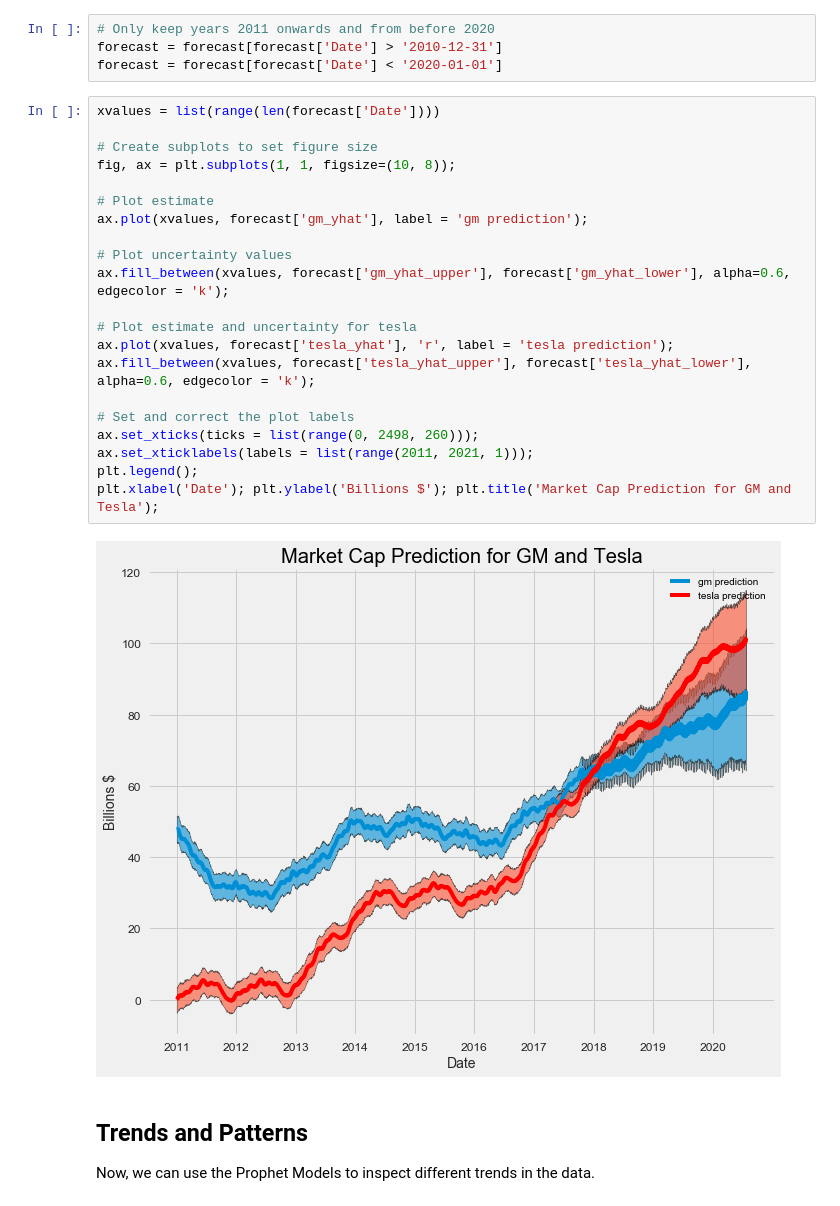
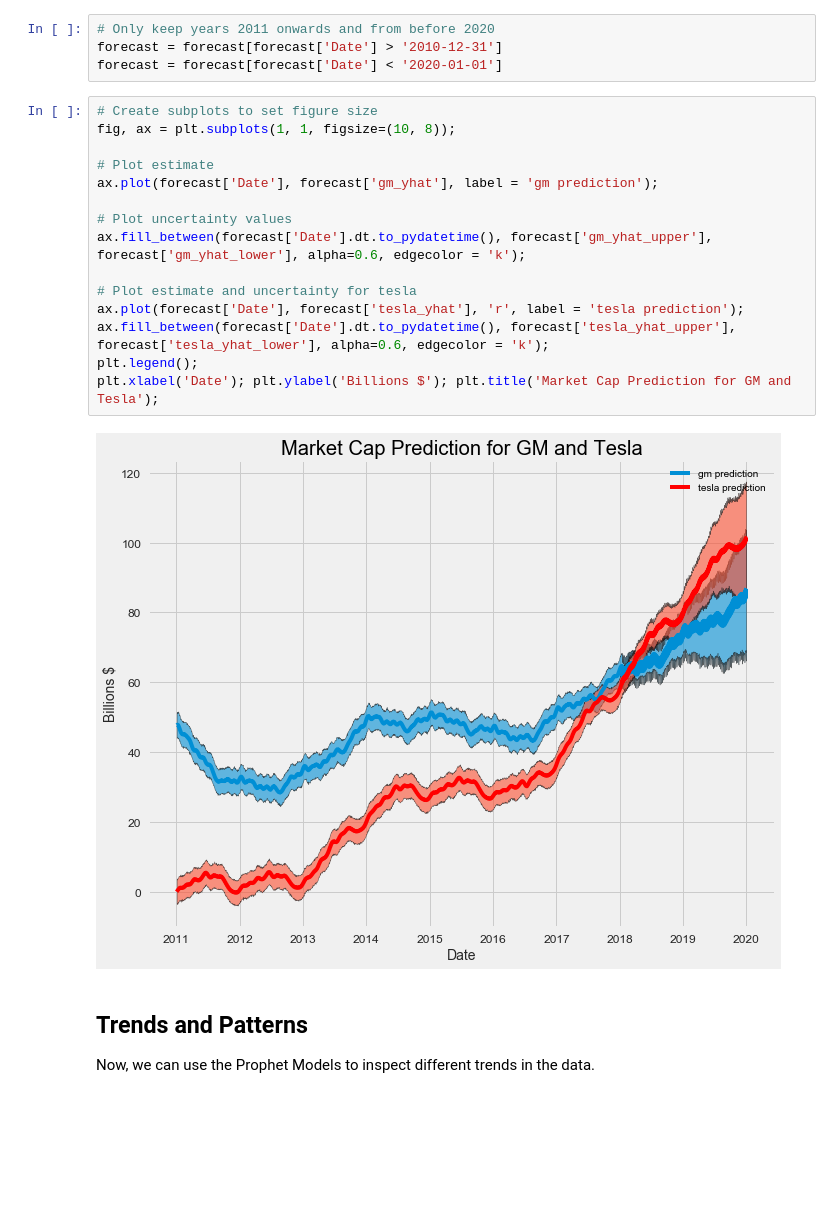
Before and after one commit to WillKoehrsen/Data-Analysis, a Jupyter notebook: additive_models/Additive Models for Prediction.ipynb, the cells around one changed output. Saved outputs shown, nothing was run; the diff lists cells and outputs as text; blank space fills up the shorter version.

```diff
--- a/additive_models/Additive Models for Prediction.ipynb
+++ b/additive_models/Additive Models for Prediction.ipynb
@@ -293,28 +321,22 @@ Tesla overtakes GM on 2018-01-27 00:00:00
 forecast = forecast[forecast['Date'] > '2010-12-31']
 forecast = forecast[forecast['Date'] < '2020-01-01']
 # %%
-xvalues = list(range(len(forecast['Date'])))
-
 # Create subplots to set figure size
 fig, ax = plt.subplots(1, 1, figsize=(10, 8));
 
 # Plot estimate
-ax.plot(xvalues, forecast['gm_yhat'], label = 'gm prediction');
+ax.plot(forecast['Date'], forecast['gm_yhat'], label = 'gm prediction');
 
 # Plot uncertainty values
-ax.fill_between(xvalues, forecast['gm_yhat_upper'], forecast['gm_yhat_lower'], alpha=0.6, edgecolor = 'k');
+ax.fill_between(forecast['Date'].dt.to_pydatetime(), forecast['gm_yhat_upper'], forecast['gm_yhat_lower'], alpha=0.6, edgecolor = 'k');
 
 # Plot estimate and uncertainty for tesla
-ax.plot(xvalues, forecast['tesla_yhat'], 'r', label = 'tesla prediction');
-ax.fill_between(xvalues, forecast['tesla_yhat_upper'], forecast['tesla_yhat_lower'], alpha=0.6, edgecolor = 'k');
-
-# Set and correct the plot labels
-ax.set_xticks(ticks = list(range(0, 2498, 260)));
-ax.set_xticklabels(labels = list(range(2011, 2021, 1)));
+ax.plot(forecast['Date'], forecast['tesla_yhat'], 'r', label = 'tesla prediction');
+ax.fill_between(forecast['Date'].dt.to_pydatetime(), forecast['tesla_yhat_upper'], forecast['tesla_yhat_lower'], alpha=0.6, edgecolor = 'k');
 plt.legend();
 plt.xlabel('Date'); plt.ylabel('Billions $'); plt.title('Market Cap Prediction for GM and Tesla');
 # %% [output]
-[figure, old version]
+[figure, new version]
 # %% [markdown]
 ## Trends and Patterns
 
```
Also changed, not shown: parts of 9 cells of this notebook, 4 other files.
